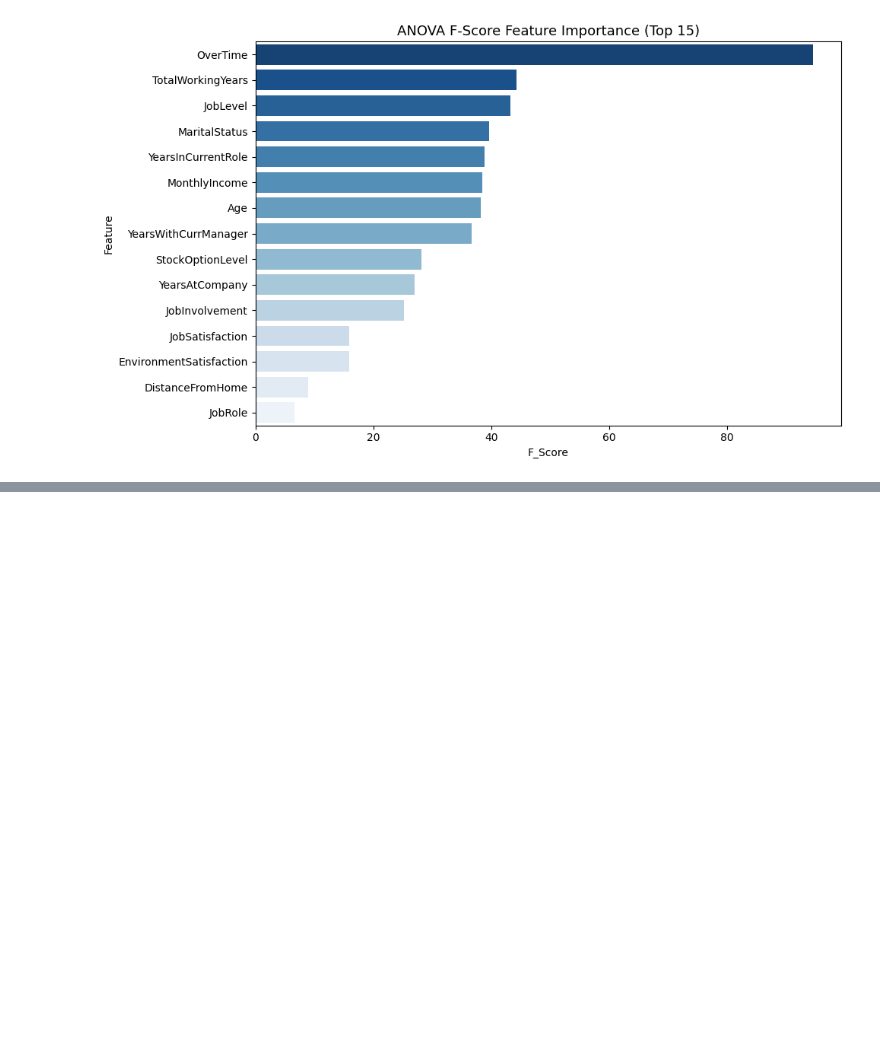
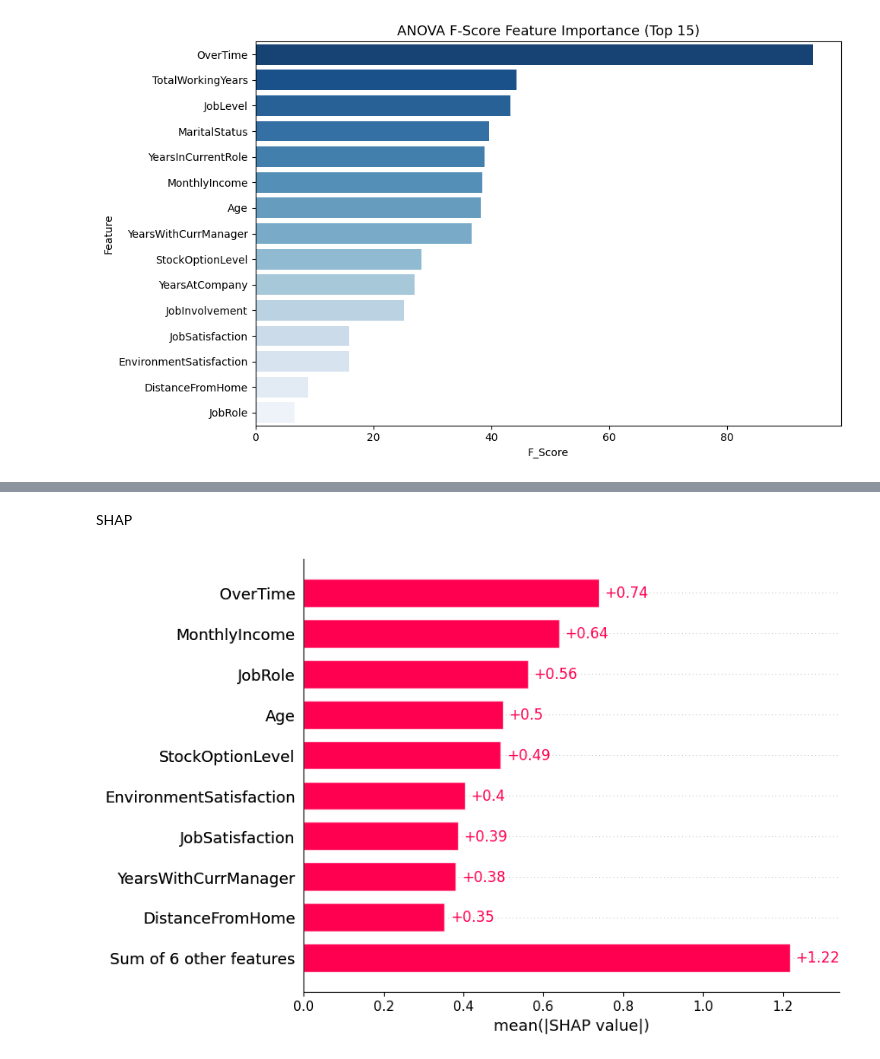
Before and after one commit to athulyamannambath/Employee-Attrition-Prediction-Using-HR-Analytics, a Jupyter notebook: employye.ipynb, the cells around one changed output, grey strips where cells are left out. Saved outputs shown, nothing was run; the diff lists cells and outputs as text; code cells hidden in the pictures; blank space fills up the shorter version.

```diff
--- a/employye.ipynb
+++ b/employye.ipynb
@@ -464,0 +486,10 @@ Features: ['MaritalStatus', 'JobSatisfaction', 'EnvironmentSatisfaction', 'Daily
+# %%
+# Decision Tree
+dt_model = DecisionTreeClassifier(max_depth=5, random_state=42, class_weight='balanced')
+dt_model.fit(X_train, y_train)
+
+y_pred_dt = dt_model.predict(X_test)
+y_prob_dt = dt_model.predict_proba(X_test)[:, 1]
+
+print("Decision Tree")
+print(classification_report(y_test, y_pred_dt))
@@ -464,0 +559,13 @@ Features: ['MaritalStatus', 'JobSatisfaction', 'EnvironmentSatisfaction', 'Daily
+# %% [markdown]
+SHAP
+# %%
+# Convert X_test to DataFrame so SHAP shows feature names
+X_test_df = pd.DataFrame(X_test, columns=top_features)
+
+explainer = shap.Explainer(xgb_model)
+shap_values = explainer(X_test_df)
+
+# Bar plot
+shap.plots.bar(shap_values)
+# %% [output]
+[figure, added]
```
Also changed, not shown: parts of 14 cells of this notebook, 4 other files.
